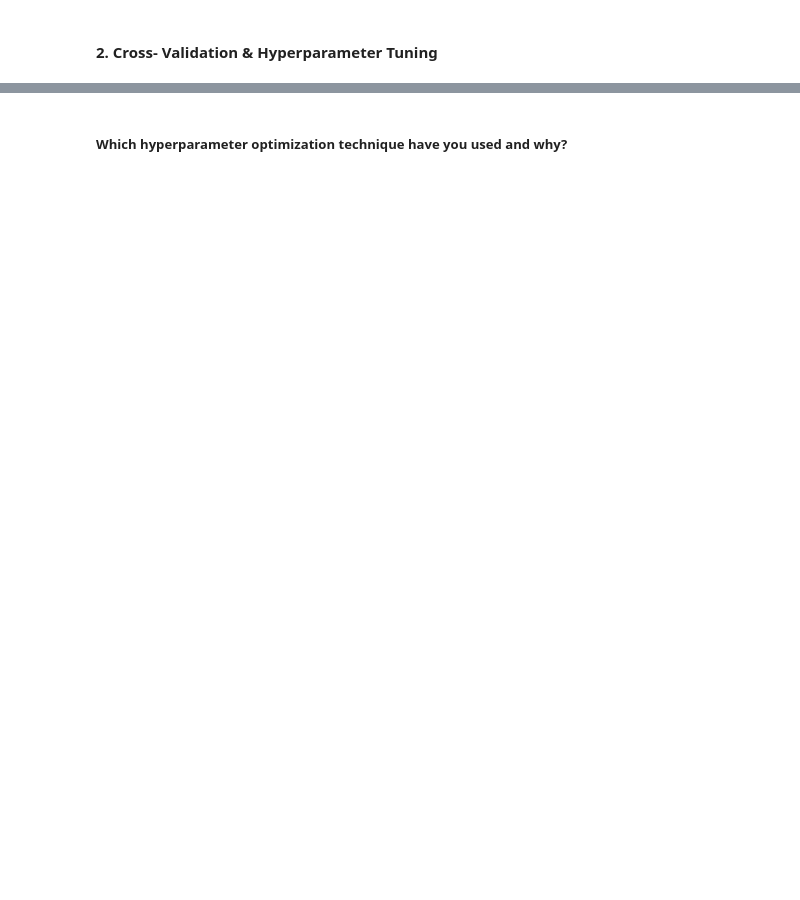
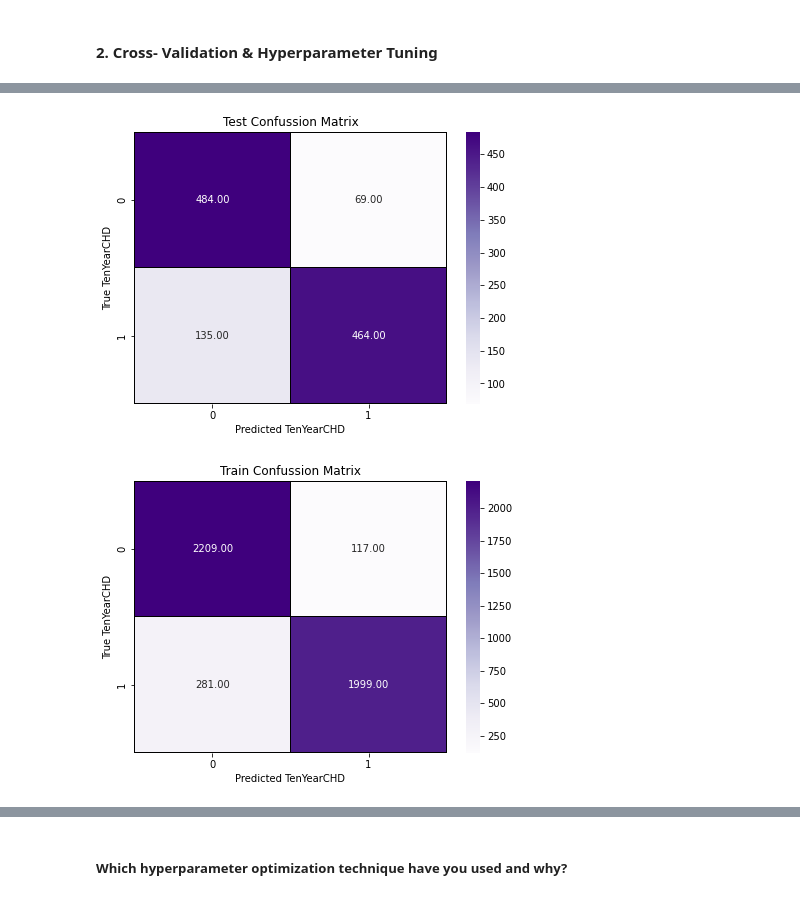
Before and after one commit to Sridharpadhy/Cardiovascular-Risk-Prediction, a Jupyter notebook: Sridhar_ML_Classification_Capstone_Project_Cardiovascular_Risk_Prediction_.ipynb, the cells around one changed output, grey strips where cells are left out. Drawn from its saved outputs; the diff is of its cells as text; code cells hidden in the pictures; blank space fills up the shorter version.

```diff
--- a/Sridhar_ML_Classification_Capstone_Project_Cardiovascular_Risk_Prediction_.ipynb
+++ b/Sridhar_ML_Classification_Capstone_Project_Cardiovascular_Risk_Prediction_.ipynb
@@ -1253,8 +1291,19 @@ Logistic Regression we used as the First model to predict the TenYearCHD.Accurac
 # %% [markdown]
 #### 2. Cross- Validation & Hyperparameter Tuning
 # %%
-# ML Model - 1 Implementation with hyperparameter optimization techniques (i.e., GridSearch CV, RandomSearch CV, Bayesian Optimization etc.)
+# ML Model - 3 Implementation with hyperparameter optimization techniques (i.e., GridSearch CV, RandomSearch CV, Bayesian Optimization etc.)
+rfc_cv = RandomForestClassifier(random_state=2)
 
+# GridSearch to find the best parameters
+grid = {'n_estimators' : [100,150,200],
+        'max_depth' : [15,20,25],
+        'min_samples_split' : [30,40,50],
+        'min_samples_leaf' : [2,5,10]}
+rfc_grid = GridSearchCV(rfc_cv, param_grid = grid, scoring = 'accuracy' , cv=5)
 # Fit the Algorithm
-
+rfc_grid.fit(x_train, y_train)
+best_model = rfc_grid.best_estimator_
 # Predict on the model
+rfc_cv_train_pred = best_model.predict(x_train)
+rfc_cv_test_pred = best_model.predict(x_test)
+rfc_cv_y_pred_proba = best_model.predict_proba(x_test)[:,1]
@@ -1260,0 +1315,2 @@ Logistic Regression we used as the First model to predict the TenYearCHD.Accurac
+# %%
+rfc_cv_eval_matric , rfcv_train , rfcv_test = evaluation_metrics(x_train, y_train, x_test, y_test, rfc_cv_train_pred, rfc_cv_test_pred)
@@ -1260,0 +1330,8 @@ Logistic Regression we used as the First model to predict the TenYearCHD.Accurac
+# %%
+#For test
+confusion_matrix_plot(rfcv_test , 'Test Confussion Matrix' )
+#for Train
+confusion_matrix_plot(rfcv_train , 'Train Confussion Matrix' )
+# %% [output]
+[figure, added]
+[figure, added]
```
Also changed, not shown: parts of 79 cells of this notebook.
